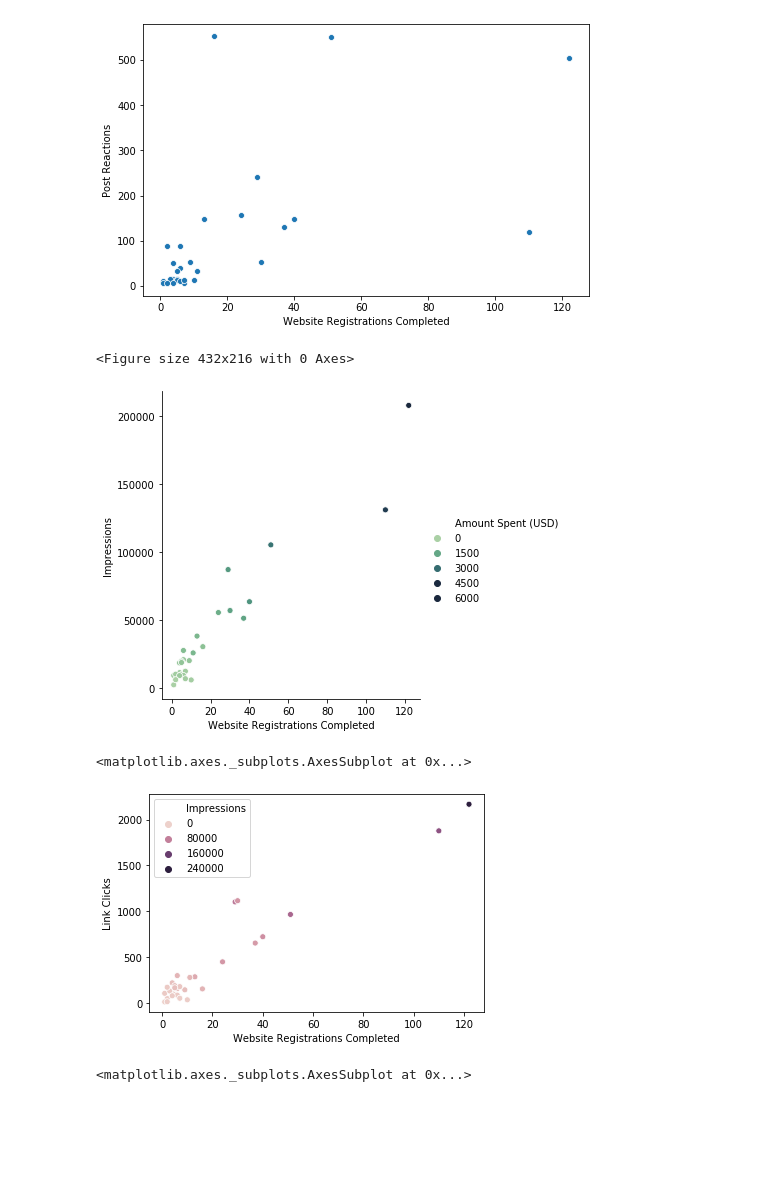
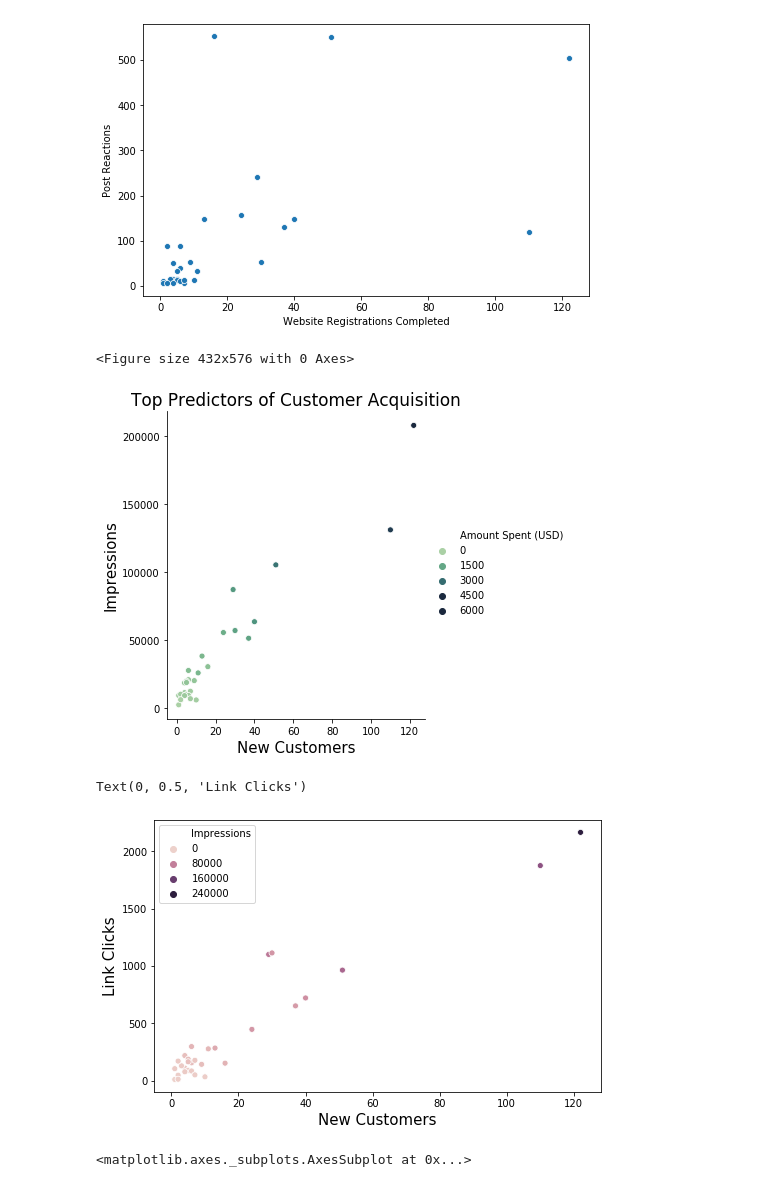
Before and after one commit to Lidetsal/Facebook-Ad-Project, a Jupyter notebook: EDA.ipynb, the cells around one changed output. Saved outputs shown, nothing was run; the diff lists cells and outputs as text; code cells hidden in the pictures; blank space fills up the shorter version.

```diff
--- a/EDA.ipynb
+++ b/EDA.ipynb
@@ -234,26 +263,31 @@ plt.show()
 # %% [output]
 [figure]
 # %%
-plt.figure(figsize=(6,3))
+plt.figure(figsize=(6,8))
 sns.relplot(data=grouped , x='Website Registrations Completed', y= 'Impressions',
                 hue='Amount Spent (USD)', palette="ch:r=-.5,l=.75")
 
-# plt.title('Top Indicators of Customer Acquisition', fontsize=15)
-# plt.xlabel('Website Registrations Completed', fontsize=14)
-# plt.ylabel('Impressions', fontsize=14)
+plt.title('Top Predictors of Customer Acquisition', fontsize=17)
+plt.xlabel('New Customers', fontsize=15)
+plt.ylabel('Impressions', fontsize=15)
 
 plt.show()
 
 # sns.relplot(x="total_bill", y="tip", hue="smoker", data=tips);
 # %% [output]
-<Figure size 432x216 with 0 Axes>
+<Figure size 432x576 with 0 Axes>
-[figure, old version]
+[figure, new version]
 # %%
+plt.figure(figsize=(8,5))
 sns.scatterplot(grouped['Website Registrations Completed'],
                 grouped['Link Clicks'], hue=grouped['Impressions'])
+
+
+plt.xlabel('New Customers', fontsize=15)
+plt.ylabel('Link Clicks', fontsize=15)
 # %% [output]
-<matplotlib.axes._subplots.AxesSubplot at 0x...>
+Text(0, 0.5, 'Link Clicks')
-[figure, old version]
+[figure, new version]
 # %%
 sns.scatterplot(grouped['Website Registrations Completed'],
                 grouped['Website Leads'])
```
Also changed, not shown: parts of 8 cells of this notebook, 2 other files.
